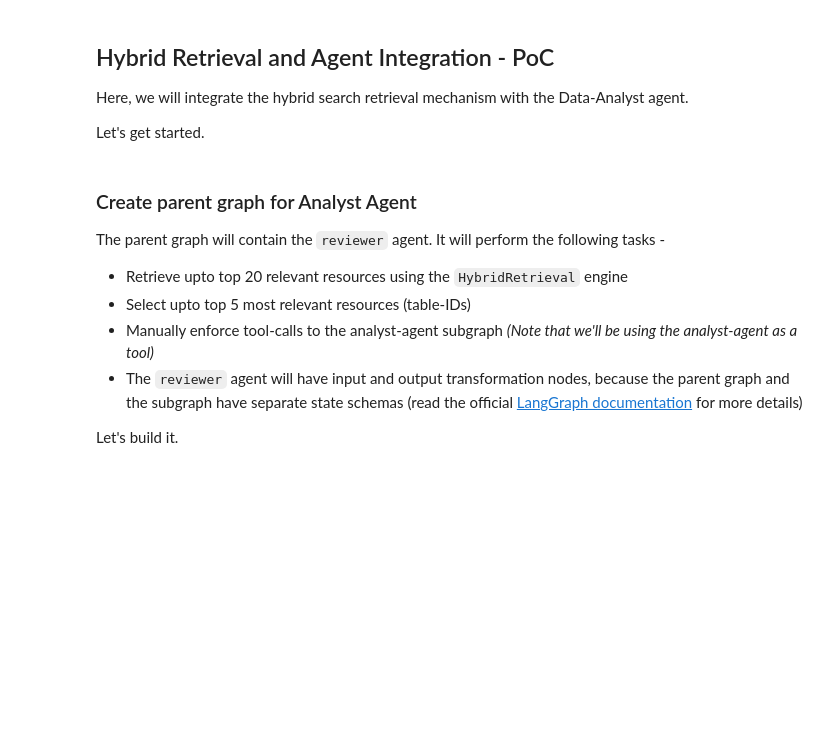
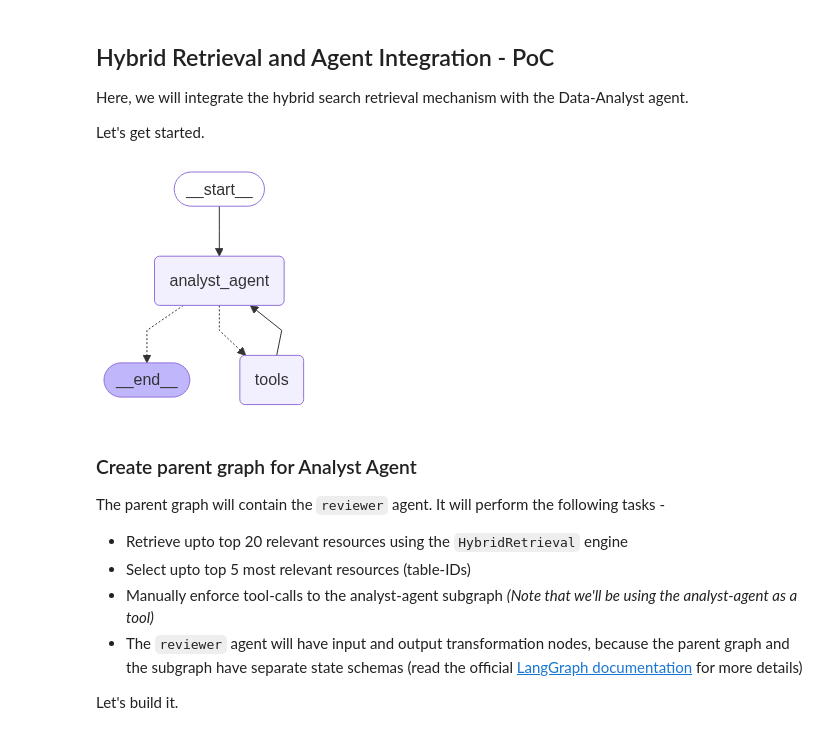
Before and after one commit to A-Raghav/Data-CSO-Bot, a Jupyter notebook: notebooks/helpers/7_agent_integration_poc.ipynb, the cells around one changed output. Cells and saved outputs as stored; diff of their text form; code cells hidden in the pictures; blank space fills up the shorter version.

```diff
--- a/notebooks/helpers/7_agent_integration_poc.ipynb
+++ b/notebooks/helpers/7_agent_integration_poc.ipynb
@@ -297,18 +297,20 @@ def custom_tools_condition(state: State) -> bool:
 # %%
 tool_node = ToolNode(TOOLS, messages_key="scratchpad")
 
 analyst_graph_builder = StateGraph(State)
 
 analyst_graph_builder.add_node("analyst_agent", analyst_agent)
 analyst_graph_builder.add_node("tools", tool_node)
 
 analyst_graph_builder.add_edge(START, "analyst_agent")
 analyst_graph_builder.add_conditional_edges("analyst_agent", custom_tools_condition, {"__end__": END, "tools": "tools"})
 # analyst_graph_builder.add_conditional_edges("analyst_agent", custom_tools_condition, {"end": END, "tools": "tools"})
 analyst_graph_builder.add_edge("tools", "analyst_agent")
 
 analyst_graph = analyst_graph_builder.compile()
-# analyst_graph
+analyst_graph
+# %% [output]
+[figure, added]
 # %% [markdown]
 ### Create parent graph for Analyst Agent
 The parent graph will contain the `reviewer` agent. It will perform the following tasks -
```
Also changed, not shown: parts of 15 cells of this notebook.
